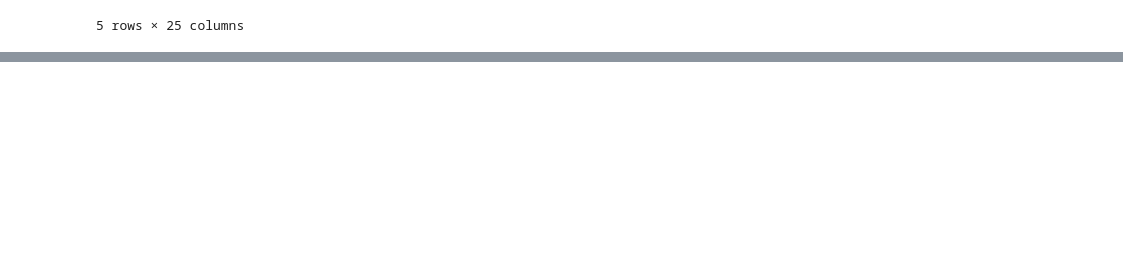
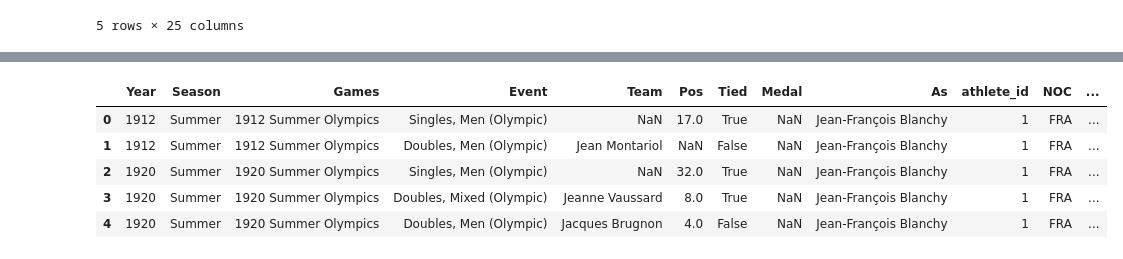
Before and after one commit to amatencioc/Clase_IA_1, a Jupyter notebook: Examen T2/JeanVelarde/t2-2_JeanCarloVelardeUrbina.ipynb, the cells around one changed output, grey strips where cells are left out. Drawn from its saved outputs; the diff is of its cells as text; code cells hidden in the pictures; blank space fills up the shorter version.

```diff
--- a/Examen T2/JeanVelarde/t2-2_JeanCarloVelardeUrbina.ipynb
+++ b/Examen T2/JeanVelarde/t2-2_JeanCarloVelardeUrbina.ipynb
@@ -118,3 +118,6 @@ df_original.head()
 | 2 | Competed in Olympic Games • Admin... | Male | Jean Laurent RobertBorotra | JeanBorotra | 13 August 1898 in Biarritz, Pyrén... | 17 July 1994 in Arbonne, Pyrénées... | France | 3 | NaN | 183.0 | ... |
 | 3 | Competed in Olympic Games | Male | Jacques Marie Stanislas JeanBrugnon | JacquesBrugnon | 11 May 1895 in Paris VIIIe, Paris... | 20 March 1978 in Monaco, Monaco (... | France | 4 | NaN | 168.0 | ... |
 | 4 | Competed in Olympic Games | Male | Henry AlbertCanet | AlbertCanet | 17 April 1878 in Wandsworth, Engl... | 25 July 1930 in Paris VIIe, Paris... | France | 5 | NaN | NaN | ... |
+# %%
+df_results = pd.read_csv('results.csv')
+df_results.head()
@@ -120,0 +131,5 @@ df_original.head()
+# %%
+if 'Games' in df_results.columns:
+    df_results['Year'] = df_results['Games'].str.extract(r'(\d{4})').astype(float).astype('Int64')
+    df_results['Season'] = df_results['Games'].str.extract(r'\d{4}\s+(\w+)')
+df_results.head()
@@ -120,0 +143,5 @@ df_original.head()
+# %%
+if 'Pos' in df_results.columns:
+    df_results['Tied'] = df_results['Pos'].astype(str).str.contains('=', regex=False)
+    df_results['Pos'] = pd.to_numeric(df_results['Pos'].astype(str).str.replace('=', '', regex=False), errors='coerce')
+df_results.head()
@@ -120,0 +155,3 @@ df_original.head()
+# %%
+df_results = df_results.loc[:, ~df_results.columns.str.contains('^Unnamed')]
+df_results.head()
@@ -120,0 +165,14 @@ df_original.head()
+# %%
+column_order = [
+    'Year', 'Season', 'Games', 'Event', 'Team', 'Pos', 'Tied', 'Medal',
+    'As', 'athlete_id', 'NOC', 'Discipline', 'Nationality'
+]
+df_results = df_results[[c for c in column_order if c in df_results.columns]]
+df_results.head()
+# %% [output]
+|  | Year | Season | Games | Event | Team | Pos | Tied | Medal | As | athlete_id | NOC | ... |
+| 0 | 1912 | Summer | 1912 Summer Olympics | Singles, Men (Olympic) | NaN | 17.0 | True | NaN | Jean-François Blanchy | 1 | FRA | ... |
+| 1 | 1912 | Summer | 1912 Summer Olympics | Doubles, Men (Olympic) | Jean Montariol | NaN | False | NaN | Jean-François Blanchy | 1 | FRA | ... |
+| 2 | 1920 | Summer | 1920 Summer Olympics | Singles, Men (Olympic) | NaN | 32.0 | True | NaN | Jean-François Blanchy | 1 | FRA | ... |
+| 3 | 1920 | Summer | 1920 Summer Olympics | Doubles, Mixed (Olympic) | Jeanne Vaussard | 8.0 | True | NaN | Jean-François Blanchy | 1 | FRA | ... |
+| 4 | 1920 | Summer | 1920 Summer Olympics | Doubles, Men (Olympic) | Jacques Brugnon | 4.0 | False | NaN | Jean-François Blanchy | 1 | FRA | ... |
```
Also changed, not shown: parts of 5 cells of this notebook, 1 other file.
